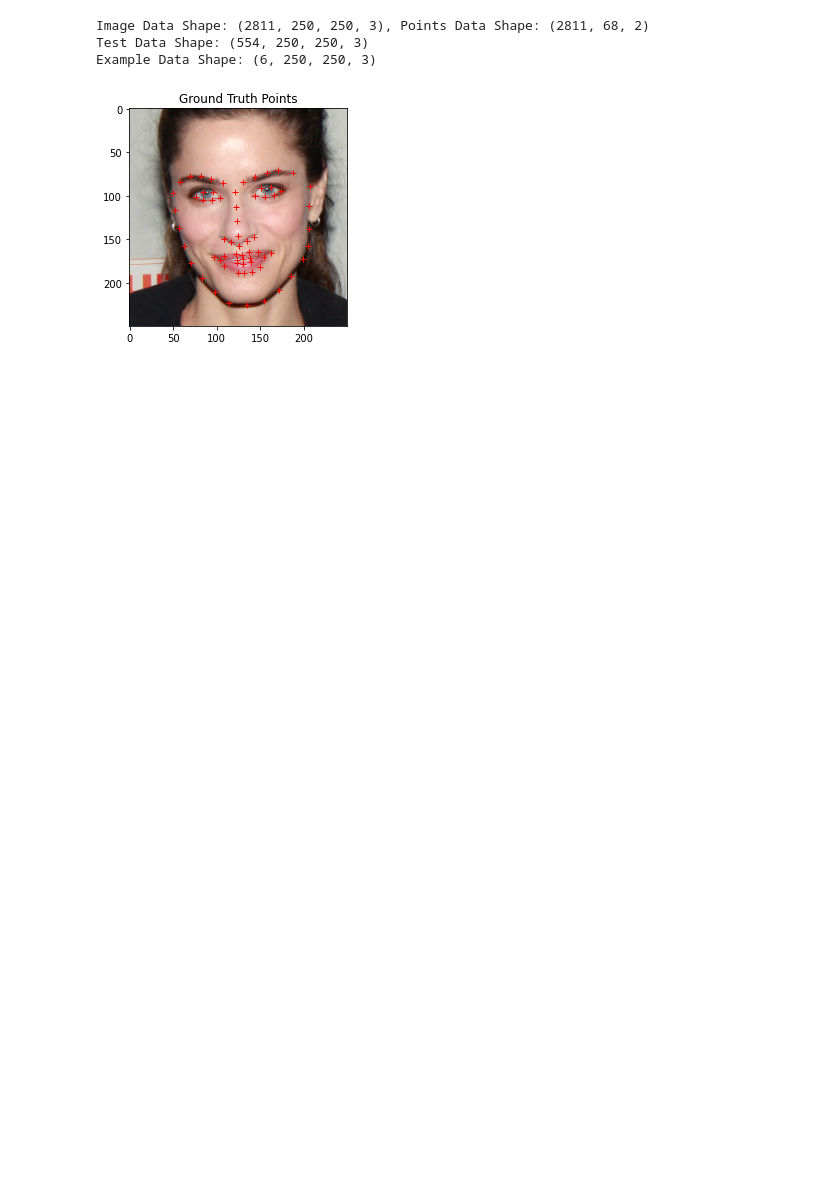
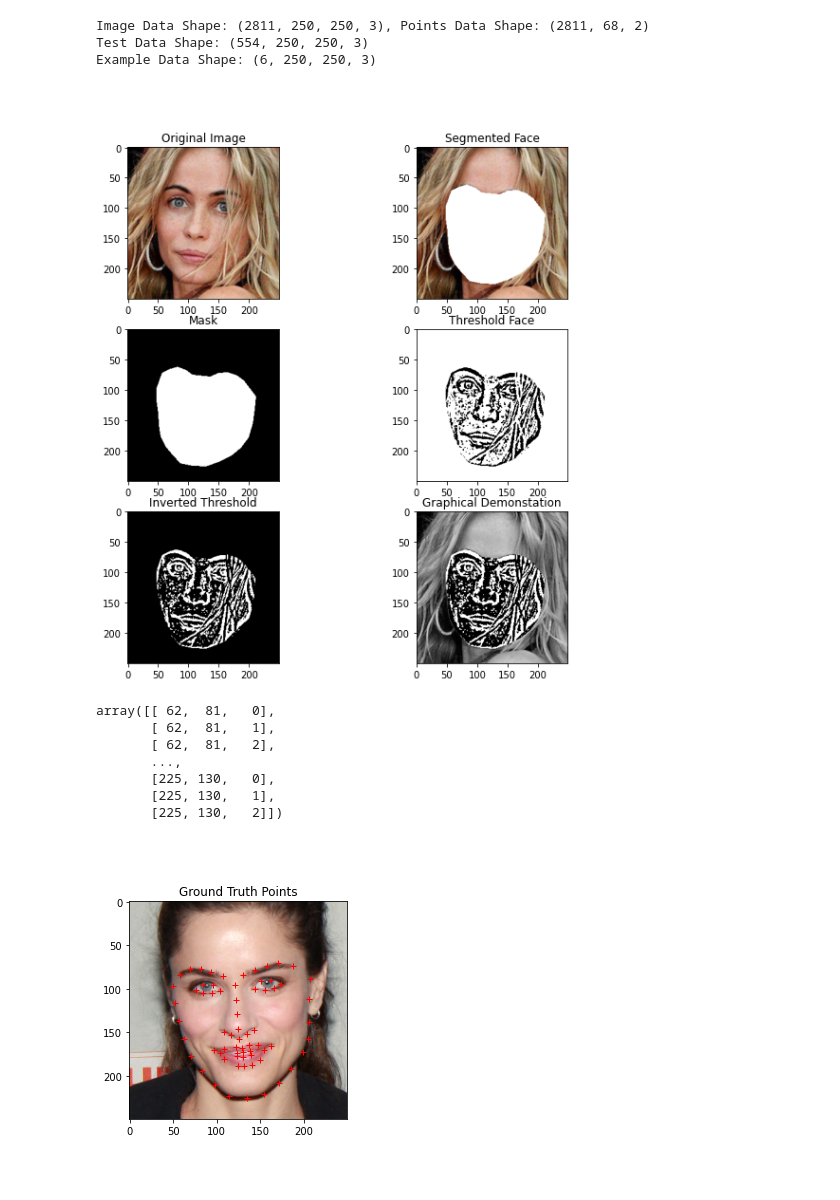
Before and after one commit to LordLean/Acquired-Intelligence-Adaptive-Behaviour, a Jupyter notebook: CV_Labs/CV_183708.ipynb, the cells around one changed output. Cells and saved outputs as stored; diff of their text form; code cells hidden in the pictures; blank space fills up the shorter version.

```diff
--- a/CV_Labs/CV_183708.ipynb
+++ b/CV_Labs/CV_183708.ipynb
@@ -102,6 +168,8 @@ print("Example Data Shape: {}".format(example_images.shape))
 Image Data Shape: (2811, 250, 250, 3), Points Data Shape: (2811, 68, 2)
 Test Data Shape: (554, 250, 250, 3)
 Example Data Shape: (6, 250, 250, 3)
+# %% [markdown]
+<br>
 # %%
 #@title Function - Visualize Images and Points
 def visualise_pts(img, pts, title_num):
@@ -128 +363,14 @@ def euclid_dist(pred_pts, gt_pts):
+# %%
+face_segmentation(2700)
+# %% [output]
+[figure, added]
+array([[ 62,  81,   0],
+       [ 62,  81,   1],
+       [ 62,  81,   2],
+       ...,
+       [225, 130,   0],
+       [225, 130,   1],
+       [225, 130,   2]])
+# %% [markdown]
+<br>
 # %%
```
Also changed, not shown: parts of 21 cells of this notebook.
